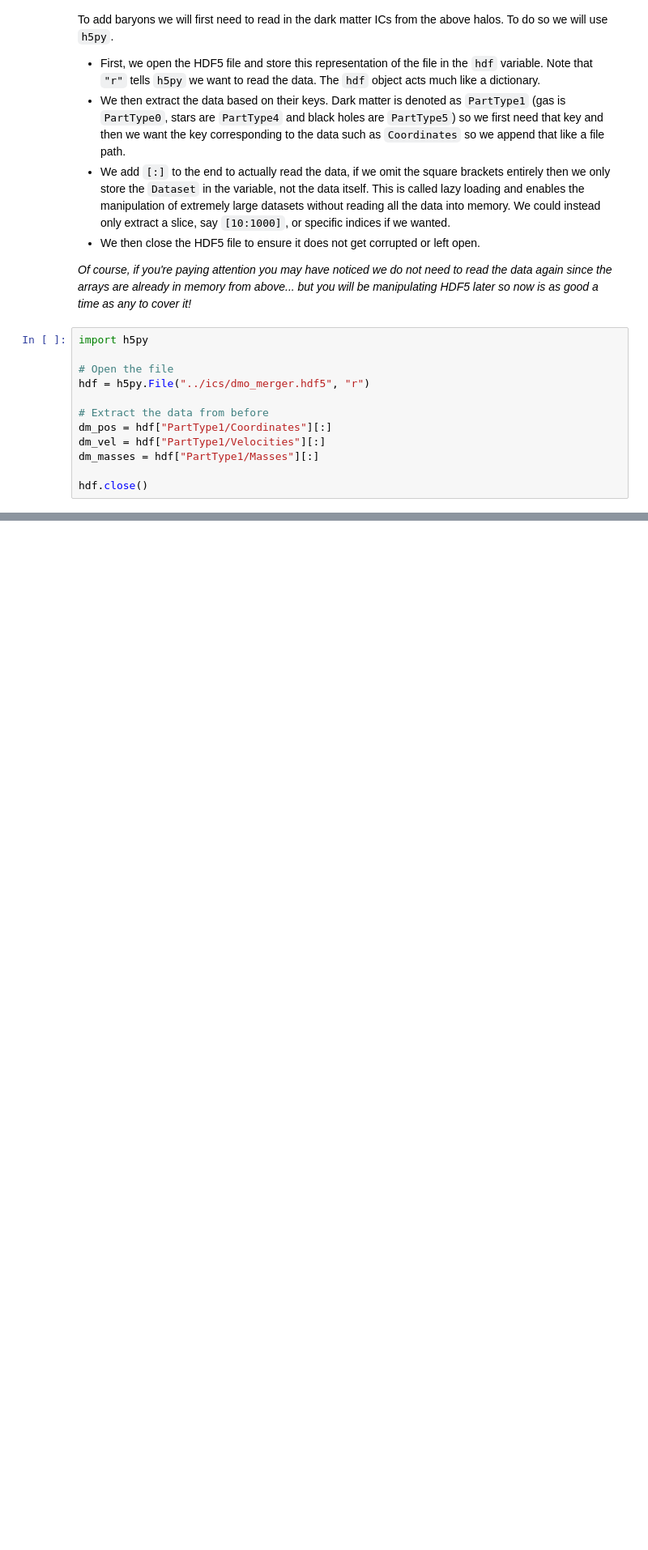
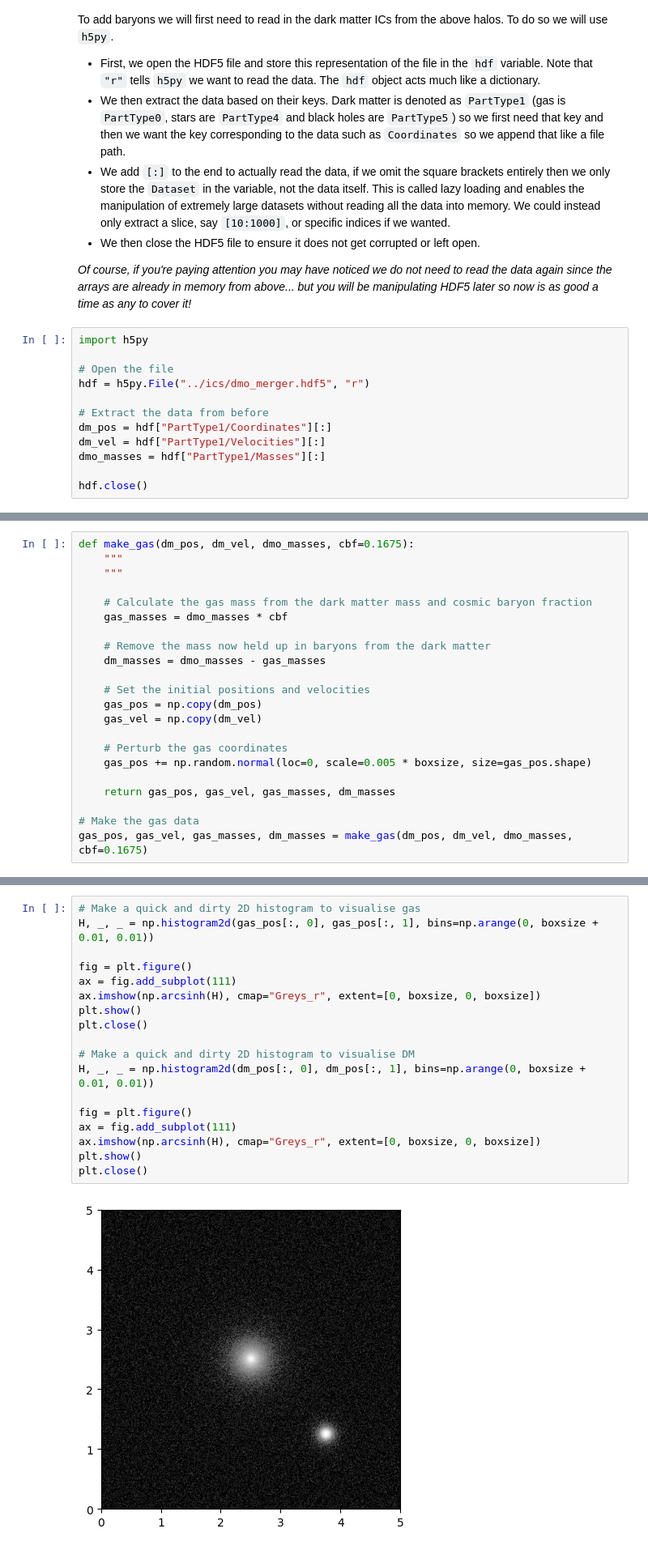
Before and after one commit to WillJRoper/SWIFT-Workshop, a Jupyter notebook: notebooks/Initial_Conditions.ipynb, the cells around one changed output, grey strips where cells are left out. Shown at 81% size. Saved outputs shown, nothing was run; the diff lists cells and outputs as text; blank space fills up the shorter version.

```diff
--- a/notebooks/Initial_Conditions.ipynb
+++ b/notebooks/Initial_Conditions.ipynb
@@ -208,7 +268,7 @@ hdf = h5py.File("../ics/dmo_merger.hdf5", "r")
 # Extract the data from before
 dm_pos = hdf["PartType1/Coordinates"][:]
 dm_vel = hdf["PartType1/Velocities"][:]
-dm_masses = hdf["PartType1/Masses"][:]
+dmo_masses = hdf["PartType1/Masses"][:]
 
 hdf.close()
 # %% [markdown]
@@ -223,0 +278,22 @@ With all of these properties calculated we can now use `swiftsimio` again to cre
+# %%
+def make_gas(dm_pos, dm_vel, dmo_masses, cbf=0.1675):
+    """
+    """
+
+    # Calculate the gas mass from the dark matter mass and cosmic baryon fraction
+    gas_masses = dmo_masses * cbf
+
+    # Remove the mass now held up in baryons from the dark matter
+    dm_masses = dmo_masses - gas_masses
+
+    # Set the initial positions and velocities
+    gas_pos = np.copy(dm_pos)
+    gas_vel = np.copy(dm_vel)
+
+    # Perturb the gas coordinates
+    gas_pos += np.random.normal(loc=0, scale=0.005 * boxsize, size=gas_pos.shape)
+
+    return gas_pos, gas_vel, gas_masses, dm_masses
+
+# Make the gas data
+gas_pos, gas_vel, gas_masses, dm_masses = make_gas(dm_pos, dm_vel, dmo_masses, cbf=0.1675)
@@ -223,0 +353,20 @@ With all of these properties calculated we can now use `swiftsimio` again to cre
+# %%
+# Make a quick and dirty 2D histogram to visualise gas
+H, _, _ = np.histogram2d(gas_pos[:, 0], gas_pos[:, 1], bins=np.arange(0, boxsize + 0.01, 0.01))
+
+fig = plt.figure()
+ax = fig.add_subplot(111)
+ax.imshow(np.arcsinh(H), cmap="Greys_r", extent=[0, boxsize, 0, boxsize])
+plt.show()
+plt.close()
+
+# Make a quick and dirty 2D histogram to visualise DM
+H, _, _ = np.histogram2d(dm_pos[:, 0], dm_pos[:, 1], bins=np.arange(0, boxsize + 0.01, 0.01))
+
+fig = plt.figure()
+ax = fig.add_subplot(111)
+ax.imshow(np.arcsinh(H), cmap="Greys_r", extent=[0, boxsize, 0, boxsize])
+plt.show()
+plt.close()
+# %% [output]
+[figure, added]
```
Also changed, not shown: parts of 12 cells of this notebook, 3 other files.
